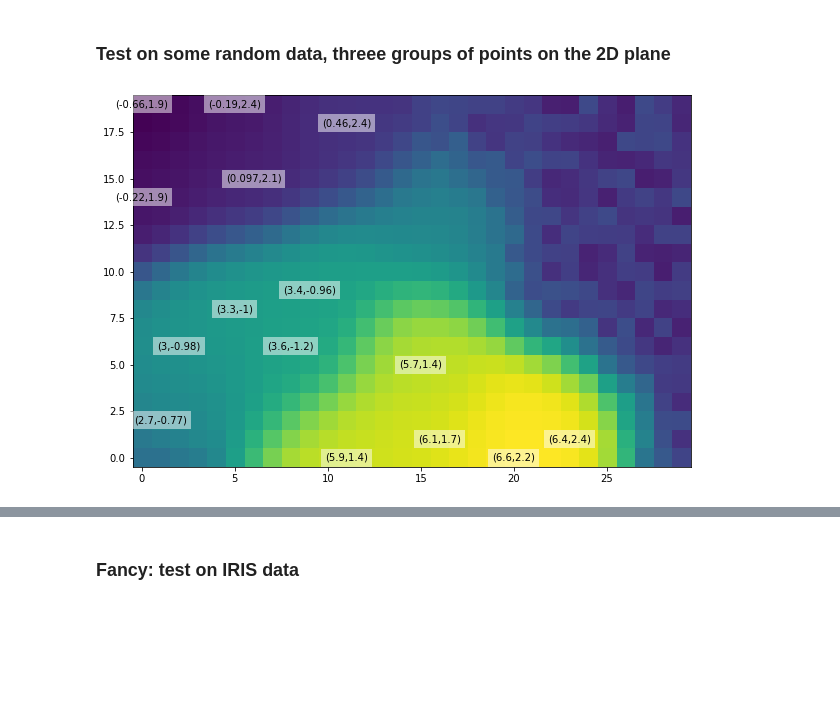
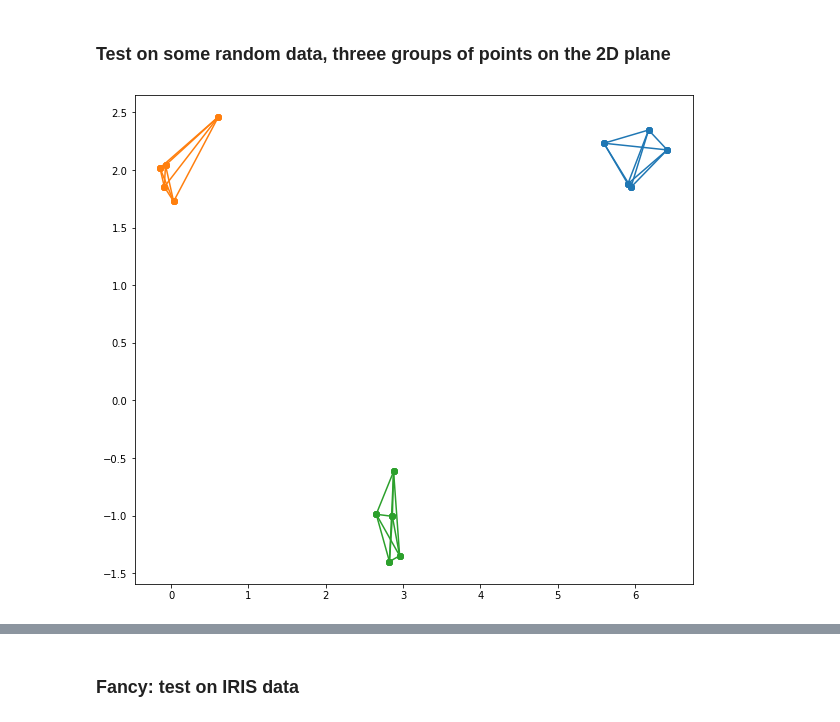
Before and after one commit to antonvladyka/Kohonen_SOM, a Jupyter notebook: kohonen_som.ipynb, the cells around one changed output, grey strips where cells are left out. Saved outputs shown, nothing was run; the diff lists cells and outputs as text; code cells hidden in the pictures; blank space fills up the shorter version.

```diff
--- a/kohonen_som.ipynb
+++ b/kohonen_som.ipynb
@@ -138,13 +150,15 @@ plt.imshow(u,origin='lower',cmap='Spectral_r')
 # %%
 data = np.vstack((np.random.randn(5,2)*0.3+[6, 2], np.random.randn(5,2)*0.3+[0, 2], np.random.randn(5,2)*0.3+[3, -1]))
 c = np.array([0]*5+[1]*5+[2]*5) # labels
+inds = np.arange(data.shape[0])
+for j in range(3):
+    ind = c == j
+    indx = inds[ind]
+    for k in range(len(indx)-1):
+        for l in range(k+1, len(indx)):
+            plt.plot([data[indx[k]][0],data[indx[l]][0]], [data[indx[k]][1],data[indx[l]][1]],'o-', c=f'C{j}')
+# %% [output]
+[figure, added]
 # %%
 som = SOM((20,30))
 som.train(data, 1000, 'nonperiodic')
-# %%
-plt.imshow(som.K[:,:,0],origin='lower')
-pts = som(data)
-for i, pt in enumerate(pts):
-    plt.text(pt[0], pt[1], f'({data[i, 0]:1.2g},{data[i, 1]:1.2g})', va='center', ha='center', bbox=dict(facecolor='white', alpha=0.5, lw=0))
-# %% [output]
-[figure, removed]
```
Also changed, not shown: parts of 9 cells of this notebook.
